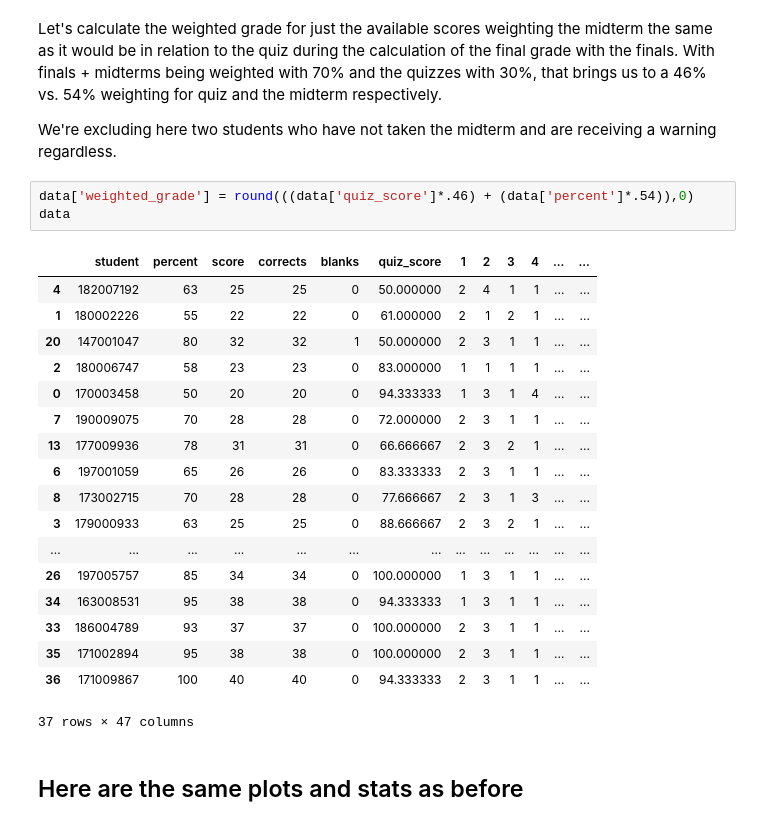
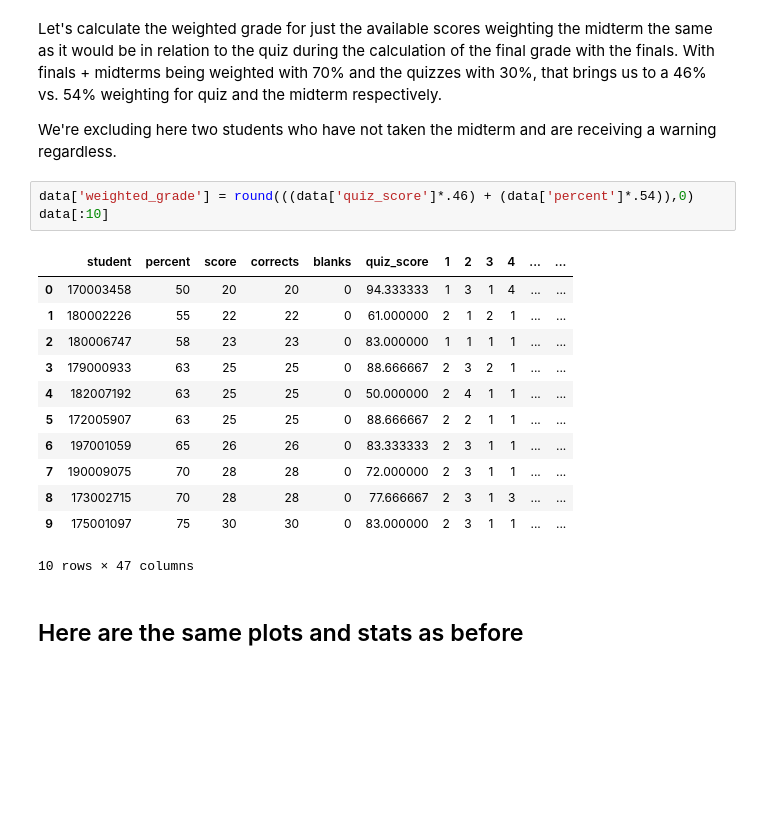
Before and after one commit to MalteGueth/test, a Jupyter notebook: midterms_stats.ipynb, the cells around one changed output. Saved outputs shown, nothing was run; the diff lists cells and outputs as text; blank space fills up the shorter version.

```diff
--- a/midterms_stats.ipynb
+++ b/midterms_stats.ipynb
@@ -154,26 +142,20 @@ Let's calculate the weighted grade for just the available scores weighting the m
 We're excluding here two students who have not taken the midterm and are receiving a warning regardless.
 # %%
 data['weighted_grade'] = round(((data['quiz_score']*.46) + (data['percent']*.54)),0)
-data
+data[:10]
 # %% [output]
 |  | student | percent | score | corrects | blanks | quiz_score | 1 | 2 | 3 | 4 | ... | ... |
+| 0 | 170003458 | 50 | 20 | 20 | 0 | 94.333333 | 1 | 3 | 1 | 4 | ... | ... |
+| 1 | 180002226 | 55 | 22 | 22 | 0 | 61.000000 | 2 | 1 | 2 | 1 | ... | ... |
+| 2 | 180006747 | 58 | 23 | 23 | 0 | 83.000000 | 1 | 1 | 1 | 1 | ... | ... |
+| 3 | 179000933 | 63 | 25 | 25 | 0 | 88.666667 | 2 | 3 | 2 | 1 | ... | ... |
 | 4 | 182007192 | 63 | 25 | 25 | 0 | 50.000000 | 2 | 4 | 1 | 1 | ... | ... |
-| 1 | 180002226 | 55 | 22 | 22 | 0 | 61.000000 | 2 | 1 | 2 | 1 | ... | ... |
-| 20 | 147001047 | 80 | 32 | 32 | 1 | 50.000000 | 2 | 3 | 1 | 1 | ... | ... |
-| 2 | 180006747 | 58 | 23 | 23 | 0 | 83.000000 | 1 | 1 | 1 | 1 | ... | ... |
-| 0 | 170003458 | 50 | 20 | 20 | 0 | 94.333333 | 1 | 3 | 1 | 4 | ... | ... |
+| 5 | 172005907 | 63 | 25 | 25 | 0 | 88.666667 | 2 | 2 | 1 | 1 | ... | ... |
+| 6 | 197001059 | 65 | 26 | 26 | 0 | 83.333333 | 2 | 3 | 1 | 1 | ... | ... |
 | 7 | 190009075 | 70 | 28 | 28 | 0 | 72.000000 | 2 | 3 | 1 | 1 | ... | ... |
-| 13 | 177009936 | 78 | 31 | 31 | 0 | 66.666667 | 2 | 3 | 2 | 1 | ... | ... |
-| 6 | 197001059 | 65 | 26 | 26 | 0 | 83.333333 | 2 | 3 | 1 | 1 | ... | ... |
 | 8 | 173002715 | 70 | 28 | 28 | 0 | 77.666667 | 2 | 3 | 1 | 3 | ... | ... |
-| 3 | 179000933 | 63 | 25 | 25 | 0 | 88.666667 | 2 | 3 | 2 | 1 | ... | ... |
-| ... | ... | ... | ... | ... | ... | ... | ... | ... | ... | ... | ... | ... |
-| 26 | 197005757 | 85 | 34 | 34 | 0 | 100.000000 | 1 | 3 | 1 | 1 | ... | ... |
-| 34 | 163008531 | 95 | 38 | 38 | 0 | 94.333333 | 1 | 3 | 1 | 1 | ... | ... |
-| 33 | 186004789 | 93 | 37 | 37 | 0 | 100.000000 | 2 | 3 | 1 | 1 | ... | ... |
-| 35 | 171002894 | 95 | 38 | 38 | 0 | 100.000000 | 2 | 3 | 1 | 1 | ... | ... |
-| 36 | 171009867 | 100 | 40 | 40 | 0 | 94.333333 | 2 | 3 | 1 | 1 | ... | ... |
+| 9 | 175001097 | 75 | 30 | 30 | 0 | 83.000000 | 2 | 3 | 1 | 1 | ... | ... |
-37 rows × 47 columns
+10 rows × 47 columns
 # %% [markdown]
 ## Here are the same plots and stats as before
 # %%
```
Also changed, not shown: parts of 12 cells of this notebook.
